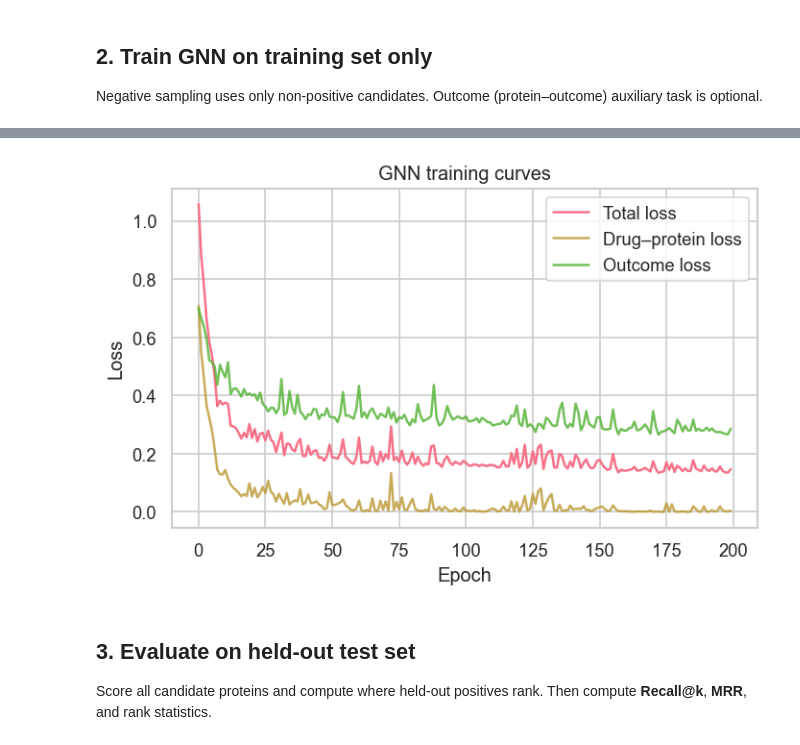
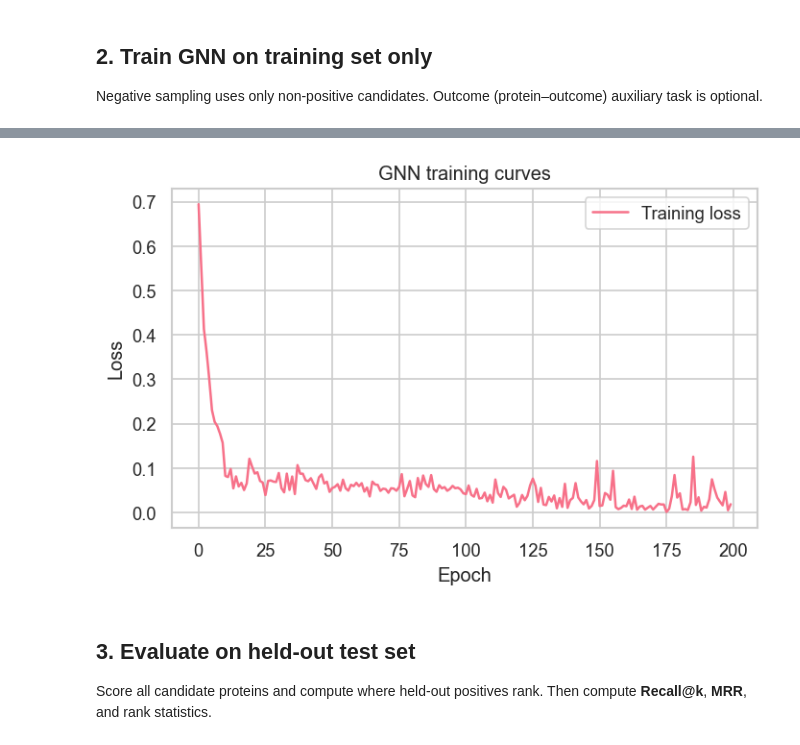
Before and after one commit to Ishaanbal/DSC180B-B23-Knowledge-Graph-and-Biomedical-Ontology, a Jupyter notebook: notebooks/model_eval.ipynb, the cells around one changed output, grey strips where cells are left out. Saved outputs shown, nothing was run; the diff lists cells and outputs as text; code cells hidden in the pictures.

Commit message:
got rid of protein->outcome task

```diff
--- a/notebooks/model_eval.ipynb
+++ b/notebooks/model_eval.ipynb
@@ -172,19 +126,16 @@ Training done.
 # %%
 # GNN training curves
 plt.figure(figsize=(6, 4))
-plt.plot(total_losses, label="Total loss")
-plt.plot(train_losses, label="Drug–protein loss", alpha=0.8)
-if use_outcome_task and len(outcome_losses) == epochs:
-    plt.plot(outcome_losses, label="Outcome loss", alpha=0.8)
+plt.plot(total_losses, label="Training loss")
 
 plt.xlabel("Epoch")
 plt.ylabel("Loss")
 plt.title("GNN training curves")
 plt.legend()
 plt.tight_layout()
 plt.show()
 # %% [output]
-[figure, old version]
+[figure, new version]
 # %% [markdown]
 ## 3. Evaluate on held-out test set
 
```
Also changed, not shown: parts of 9 cells of this notebook, 7 other files.
